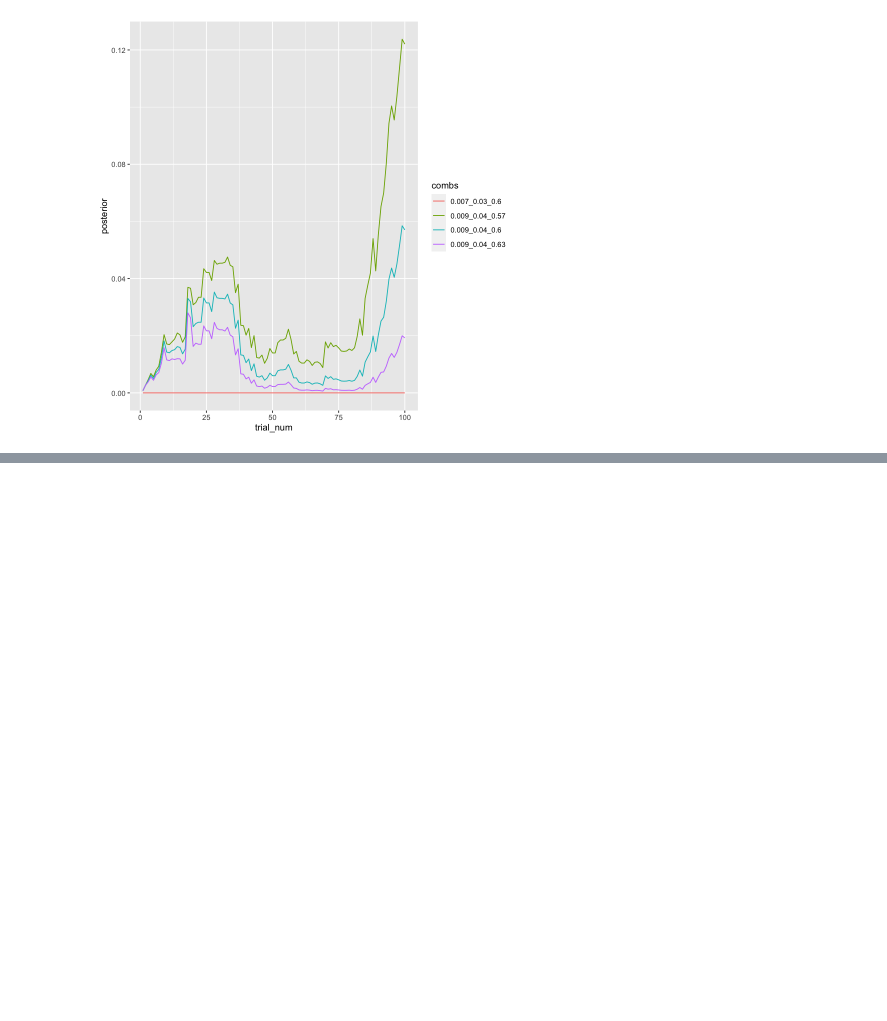
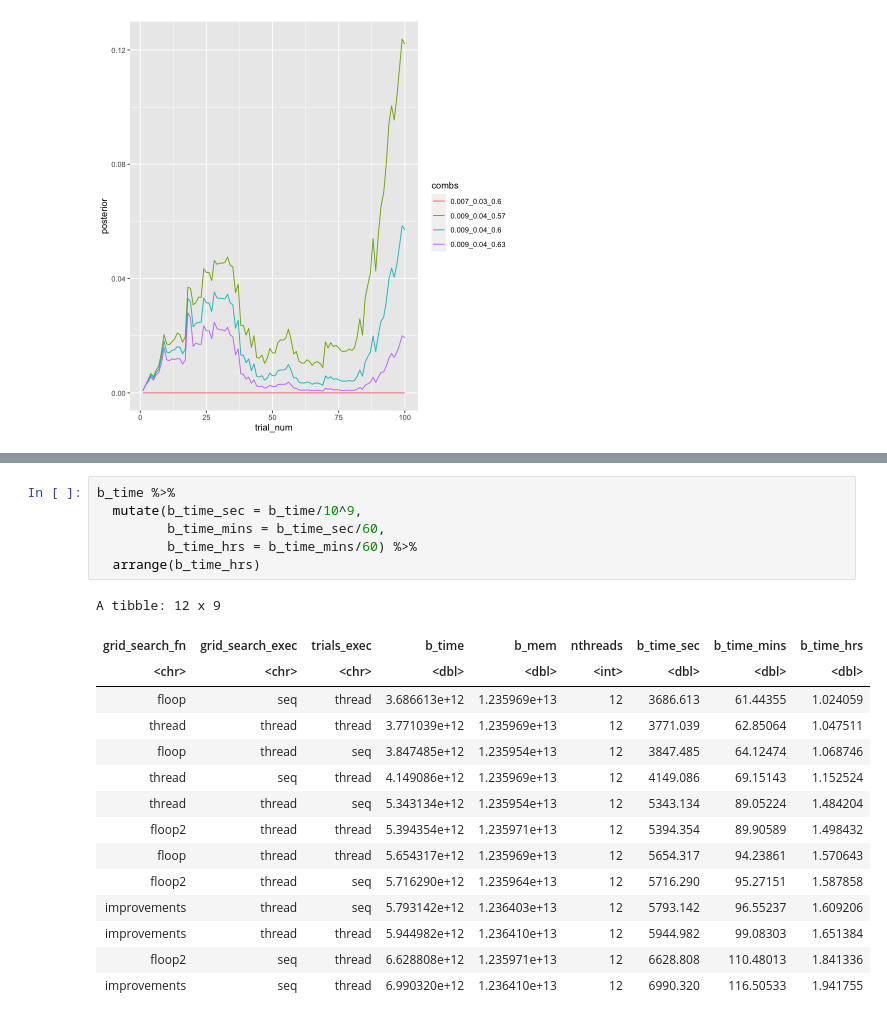
Before and after one commit to zenkavi/ADDM.jl, a Jupyter notebook: performance/grid_search_benchmarks_outputs.ipynb, the cells around one changed output, grey strips where cells are left out. Cells and saved outputs as stored; diff of their text form; blank space fills up the shorter version.

```diff
--- a/performance/grid_search_benchmarks_outputs.ipynb
+++ b/performance/grid_search_benchmarks_outputs.ipynb
@@ -280,0 +372,22 @@ cur_posteriors %>%
+# %%
+b_time %>%
+  mutate(b_time_sec = b_time/10^9,
+         b_time_mins = b_time_sec/60,
+         b_time_hrs = b_time_mins/60) %>%
+  arrange(b_time_hrs)
+# %% [output]
+A tibble: 12 x 9
+| grid_search_fn | grid_search_exec | trials_exec | b_time | b_mem | nthreads | b_time_sec | b_time_mins | b_time_hrs |
+| <chr> | <chr> | <chr> | <dbl> | <dbl> | <int> | <dbl> | <dbl> | <dbl> |
+| floop | seq | thread | 3.686613e+12 | 1.235969e+13 | 12 | 3686.613 | 61.44355 | 1.024059 |
+| thread | thread | thread | 3.771039e+12 | 1.235969e+13 | 12 | 3771.039 | 62.85064 | 1.047511 |
+| floop | thread | seq | 3.847485e+12 | 1.235954e+13 | 12 | 3847.485 | 64.12474 | 1.068746 |
+| thread | seq | thread | 4.149086e+12 | 1.235969e+13 | 12 | 4149.086 | 69.15143 | 1.152524 |
+| thread | thread | seq | 5.343134e+12 | 1.235954e+13 | 12 | 5343.134 | 89.05224 | 1.484204 |
+| floop2 | thread | thread | 5.394354e+12 | 1.235971e+13 | 12 | 5394.354 | 89.90589 | 1.498432 |
+| floop | thread | thread | 5.654317e+12 | 1.235969e+13 | 12 | 5654.317 | 94.23861 | 1.570643 |
+| floop2 | thread | seq | 5.716290e+12 | 1.235964e+13 | 12 | 5716.290 | 95.27151 | 1.587858 |
+| improvements | thread | seq | 5.793142e+12 | 1.236403e+13 | 12 | 5793.142 | 96.55237 | 1.609206 |
+| improvements | thread | thread | 5.944982e+12 | 1.236410e+13 | 12 | 5944.982 | 99.08303 | 1.651384 |
+| floop2 | seq | thread | 6.628808e+12 | 1.235971e+13 | 12 | 6628.808 | 110.48013 | 1.841336 |
+| improvements | seq | thread | 6.990320e+12 | 1.236410e+13 | 12 | 6990.320 | 116.50533 | 1.941755 |
```
Also changed, not shown: parts of 17 cells of this notebook, 4 other files.
